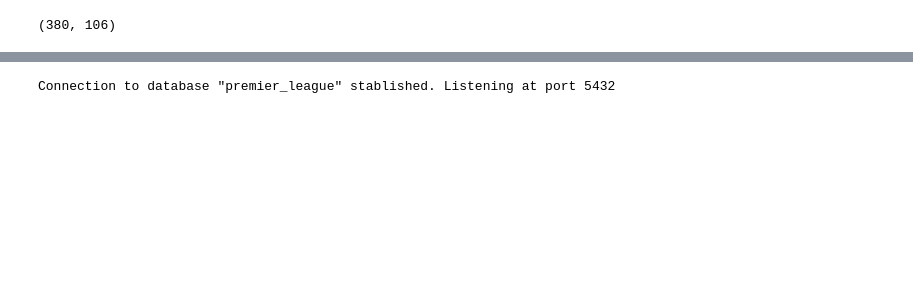
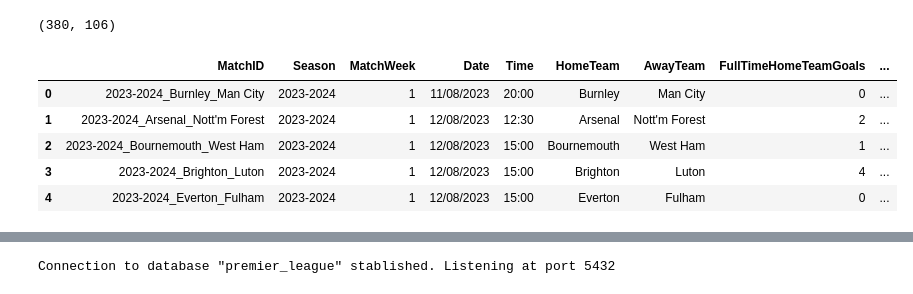
Before and after one commit to IvanRamosDataTech/Premier-League, a Jupyter notebook: ETL/Python ETL/etl_notebook.ipynb, the cells around one changed output, grey strips where cells are left out. Cells and saved outputs as stored; diff of their text form; code cells hidden in the pictures; blank space fills up the shorter version.

```diff
--- a/ETL/Python ETL/etl_notebook.ipynb
+++ b/ETL/Python ETL/etl_notebook.ipynb
@@ -82,3 +86,12 @@ website_frame.insert(1, "MatchWeek", constants.DEFAULT_MATCHWEEK)
+# %%
+website_frame.head()
+# %% [output]
+|  | MatchID | Season | MatchWeek | Date | Time | HomeTeam | AwayTeam | FullTimeHomeTeamGoals | ... |
+| 0 | 2023-2024_Burnley_Man City | 2023-2024 | 1 | 11/08/2023 | 20:00 | Burnley | Man City | 0 | ... |
+| 1 | 2023-2024_Arsenal_Nott'm Forest | 2023-2024 | 1 | 12/08/2023 | 12:30 | Arsenal | Nott'm Forest | 2 | ... |
+| 2 | 2023-2024_Bournemouth_West Ham | 2023-2024 | 1 | 12/08/2023 | 15:00 | Bournemouth | West Ham | 1 | ... |
+| 3 | 2023-2024_Brighton_Luton | 2023-2024 | 1 | 12/08/2023 | 15:00 | Brighton | Luton | 4 | ... |
+| 4 | 2023-2024_Everton_Fulham | 2023-2024 | 1 | 12/08/2023 | 15:00 | Everton | Fulham | 0 | ... |
 # %%
 # Add Points columns
 
```
Also changed, not shown: parts of 8 cells of this notebook, 2 other files.
